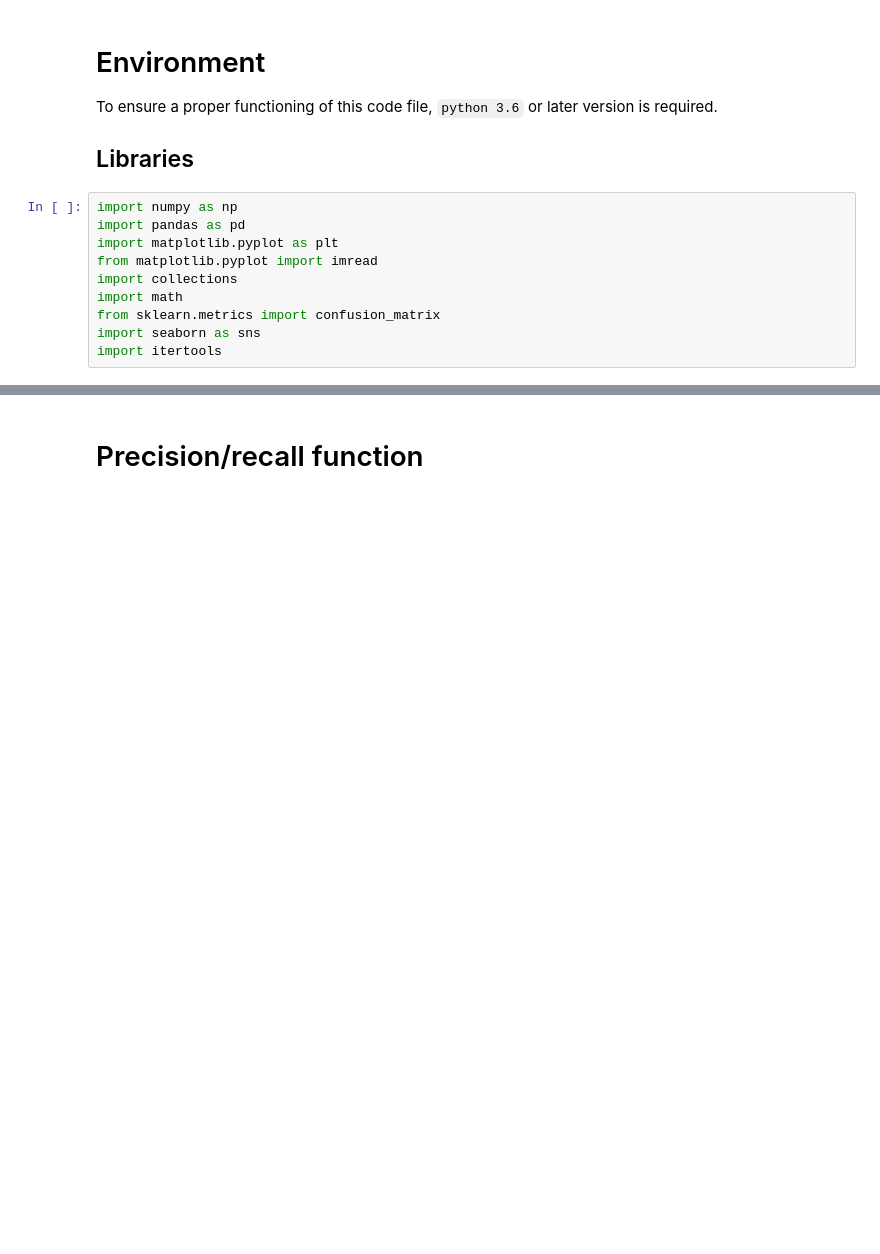
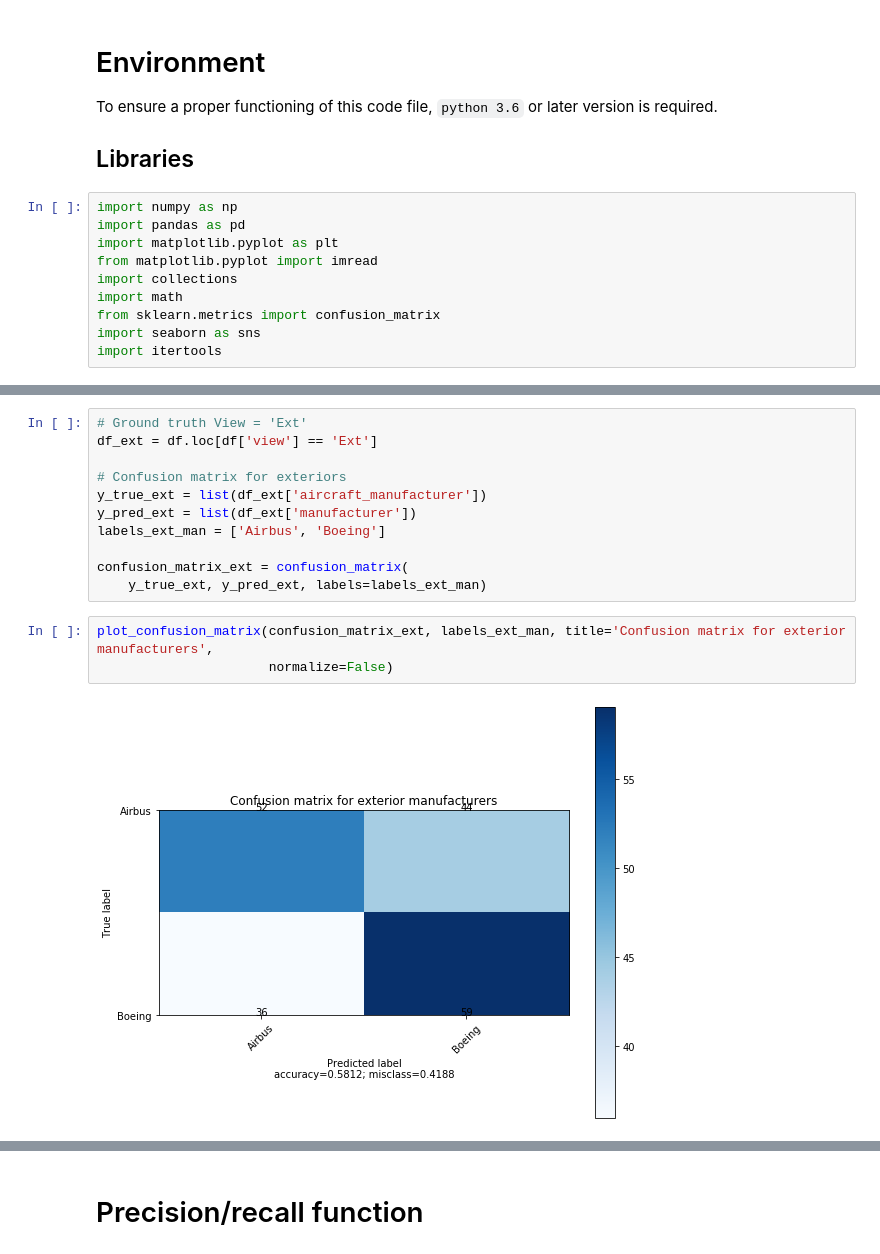
Before and after one commit to interpromoSID2020Airbus/g7_images_sociales, a Jupyter notebook: Results/g7_confusion_matrix.ipynb, the cells around one changed output, grey strips where cells are left out. Cells and saved outputs as stored; diff of their text form; blank space fills up the shorter version.

```diff
--- a/Results/g7_confusion_matrix.ipynb
+++ b/Results/g7_confusion_matrix.ipynb
@@ -281,0 +154,16 @@ plot_confusion_matrix(confusion_matrix_int_mod, labels_mod_int,
+# %%
+# Ground truth View = 'Ext'
+df_ext = df.loc[df['view'] == 'Ext']
+
+# Confusion matrix for exteriors
+y_true_ext = list(df_ext['aircraft_manufacturer'])
+y_pred_ext = list(df_ext['manufacturer'])
+labels_ext_man = ['Airbus', 'Boeing']
+
+confusion_matrix_ext = confusion_matrix(
+    y_true_ext, y_pred_ext, labels=labels_ext_man)
+# %%
+plot_confusion_matrix(confusion_matrix_ext, labels_ext_man, title='Confusion matrix for exterior manufacturers',
+                      normalize=False)
+# %% [output]
+[figure, added]
```
Also changed, not shown: parts of 114 cells of this notebook, 2 other files.
